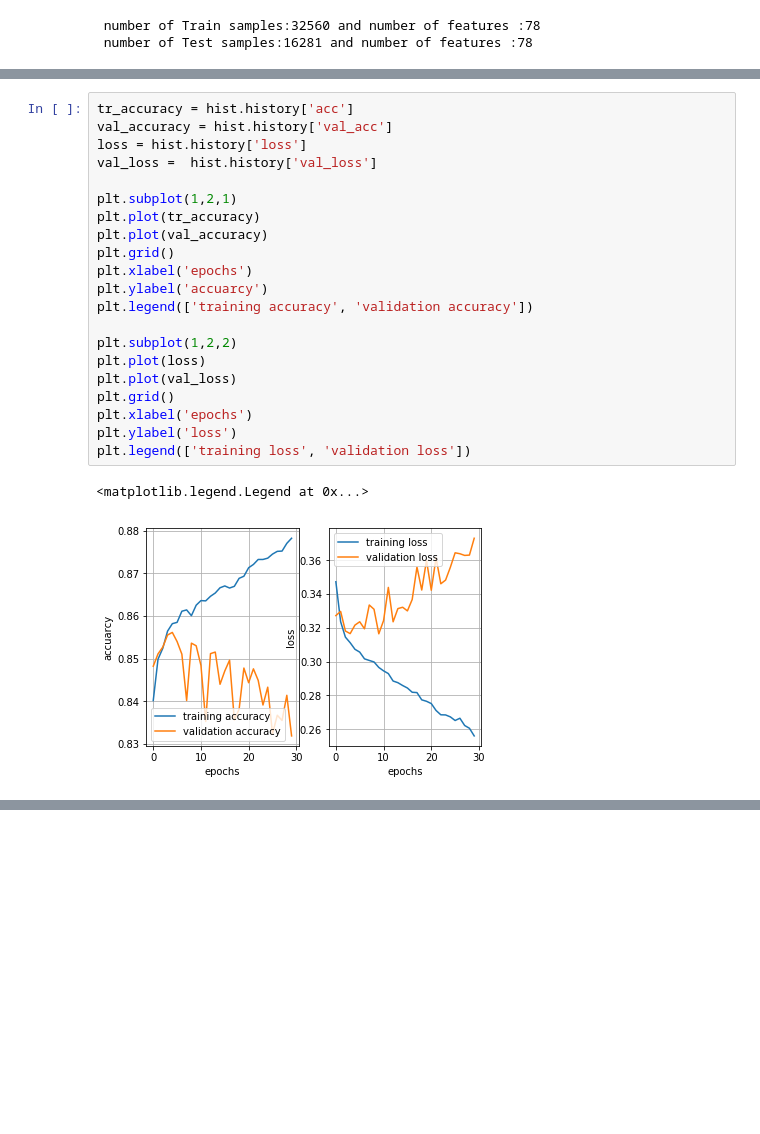
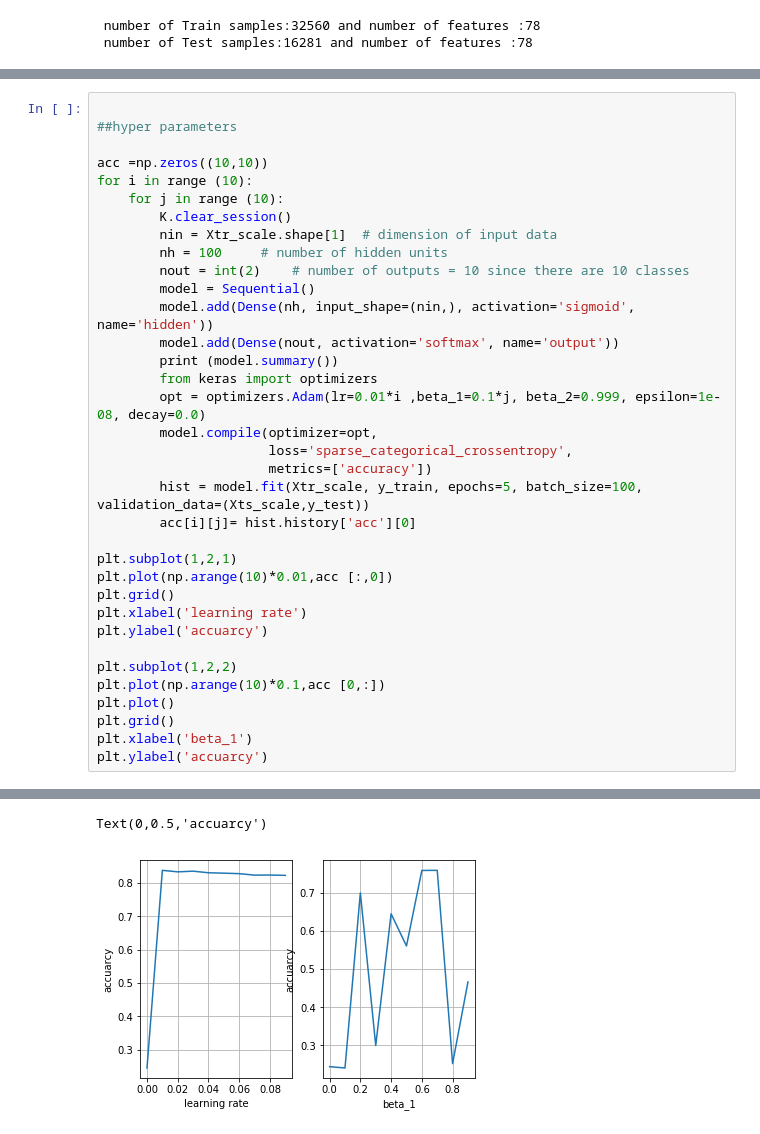
Before and after one commit to zwj102030/Machine_Learning_project, a Jupyter notebook: NN_classification .ipynb, the cells around one changed output, grey strips where cells are left out. Drawn from its saved outputs; the diff is of its cells as text; blank space fills up the shorter version.

```diff
--- a/NN_classification .ipynb
+++ b/NN_classification .ipynb
@@ -137,24 +140,36 @@ Epoch 30/30
-# %%
-tr_accuracy = hist.history['acc']
-val_accuracy = hist.history['val_acc']
-loss = hist.history['loss']
-val_loss =  hist.history['val_loss']
-
-plt.subplot(1,2,1)
-plt.plot(tr_accuracy)
-plt.plot(val_accuracy)
-plt.grid()
-plt.xlabel('epochs')
-plt.ylabel('accuarcy')
-plt.legend(['training accuracy', 'validation accuracy'])
-
-plt.subplot(1,2,2)
-plt.plot(loss)
-plt.plot(val_loss)
-plt.grid()
-plt.xlabel('epochs')
-plt.ylabel('loss')
-plt.legend(['training loss', 'validation loss'])
-# %% [output]
-<matplotlib.legend.Legend at 0x...>
-[figure, removed]
+# %%
+
+##hyper parameters
+
+acc =np.zeros((10,10))
+for i in range (10):
+    for j in range (10):
+        K.clear_session()
+        nin = Xtr_scale.shape[1]  # dimension of input data
+        nh = 100     # number of hidden units
+        nout = int(2)    # number of outputs = 10 since there are 10 classes
+        model = Sequential()
+        model.add(Dense(nh, input_shape=(nin,), activation='sigmoid', name='hidden'))
+        model.add(Dense(nout, activation='softmax', name='output'))
+        print (model.summary())
+        from keras import optimizers
+        opt = optimizers.Adam(lr=0.01*i ,beta_1=0.1*j, beta_2=0.999, epsilon=1e-08, decay=0.0)
+        model.compile(optimizer=opt,
+                      loss='sparse_categorical_crossentropy',
+                      metrics=['accuracy'])
+        hist = model.fit(Xtr_scale, y_train, epochs=5, batch_size=100, validation_data=(Xts_scale,y_test))
+        acc[i][j]= hist.history['acc'][0]
+
+plt.subplot(1,2,1)
+plt.plot(np.arange(10)*0.01,acc [:,0])
+plt.grid()
+plt.xlabel('learning rate')
+plt.ylabel('accuarcy')
+
+plt.subplot(1,2,2)
+plt.plot(np.arange(10)*0.1,acc [0,:])
+plt.plot()
+plt.grid()
+plt.xlabel('beta_1')
+plt.ylabel('accuarcy')
+# %% [output]
@@ -160,0 +193,2 @@ plt.legend(['training loss', 'validation loss'])
+Text(0,0.5,'accuarcy')
+[figure, added]
```
Also changed, not shown: parts of 6 cells of this notebook.
